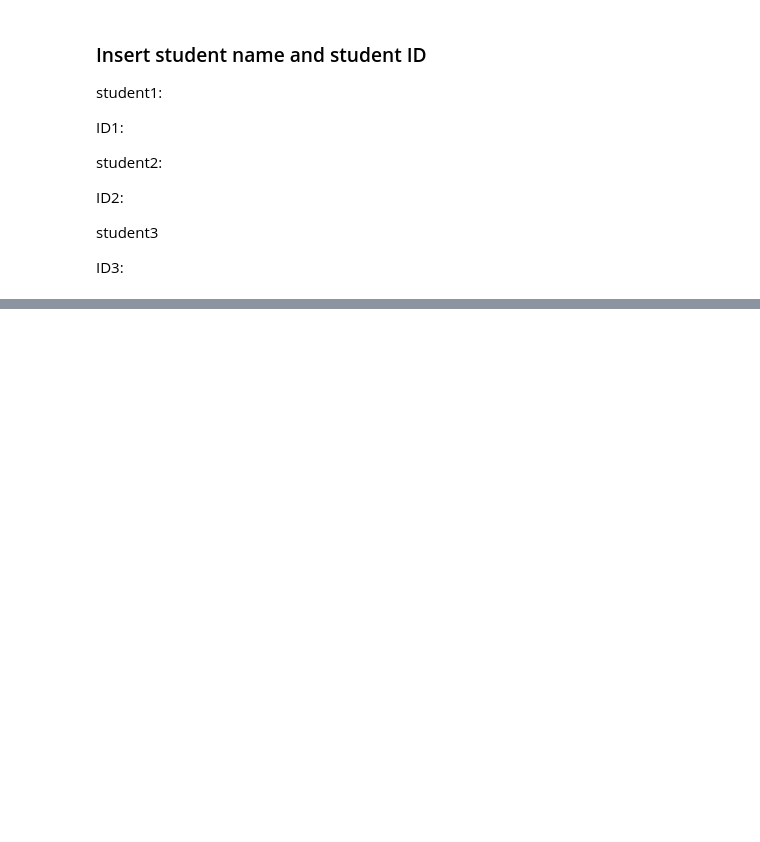
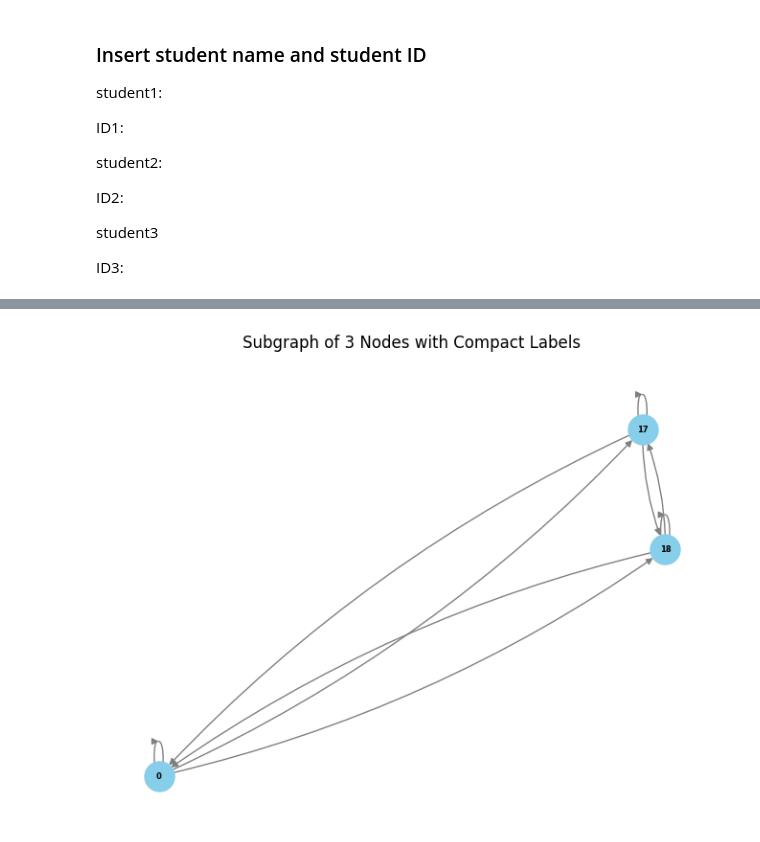
Before and after one commit to lorenzo-battiston/for-biglab, a Jupyter notebook: Text_big_project.ipynb, the cells around one changed output, grey strips where cells are left out. Drawn from its saved outputs; the diff is of its cells as text; code cells hidden in the pictures; blank space fills up the shorter version.

```diff
--- a/Text_big_project.ipynb
+++ b/Text_big_project.ipynb
@@ -102,2 +143,17 @@ import matplotlib as pl
+# %%
+# Get a subgraph of 10 nodes
+subgraph_nodes = list(G.nodes)[:3]
+subgraph = G.subgraph(subgraph_nodes)
+
+# Plot the subgraph with compact labels
+pos = nx.get_node_attributes(subgraph, "pos")
+labels = nx.get_node_attributes(subgraph, "label")
+compact_labels = {node: f"{node}" for node in subgraph.nodes}  # Modify this for your label format
+nx.draw(subgraph, pos, with_labels=True, labels=compact_labels, node_size=500, font_size=6, font_color="black",
+        font_weight="bold", node_color="skyblue", edge_color="gray", arrowsize=10, connectionstyle='arc3,rad=0.1')
+plt.title('Subgraph of 3 Nodes with Compact Labels')
+plt.show()
+# %% [output]
+[figure, added]
 # %%
 import mip
```
Also changed, not shown: parts of 8 cells of this notebook.
